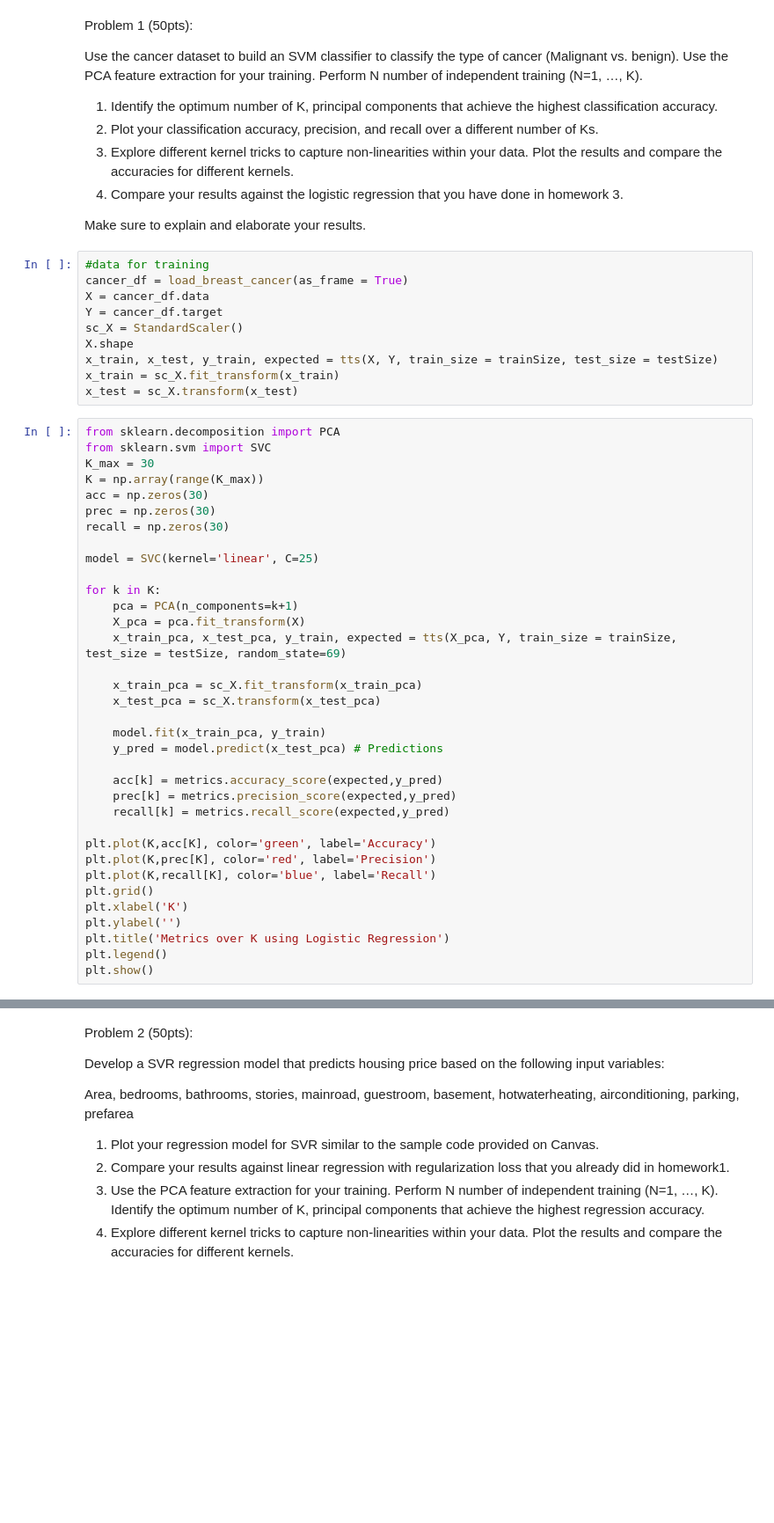
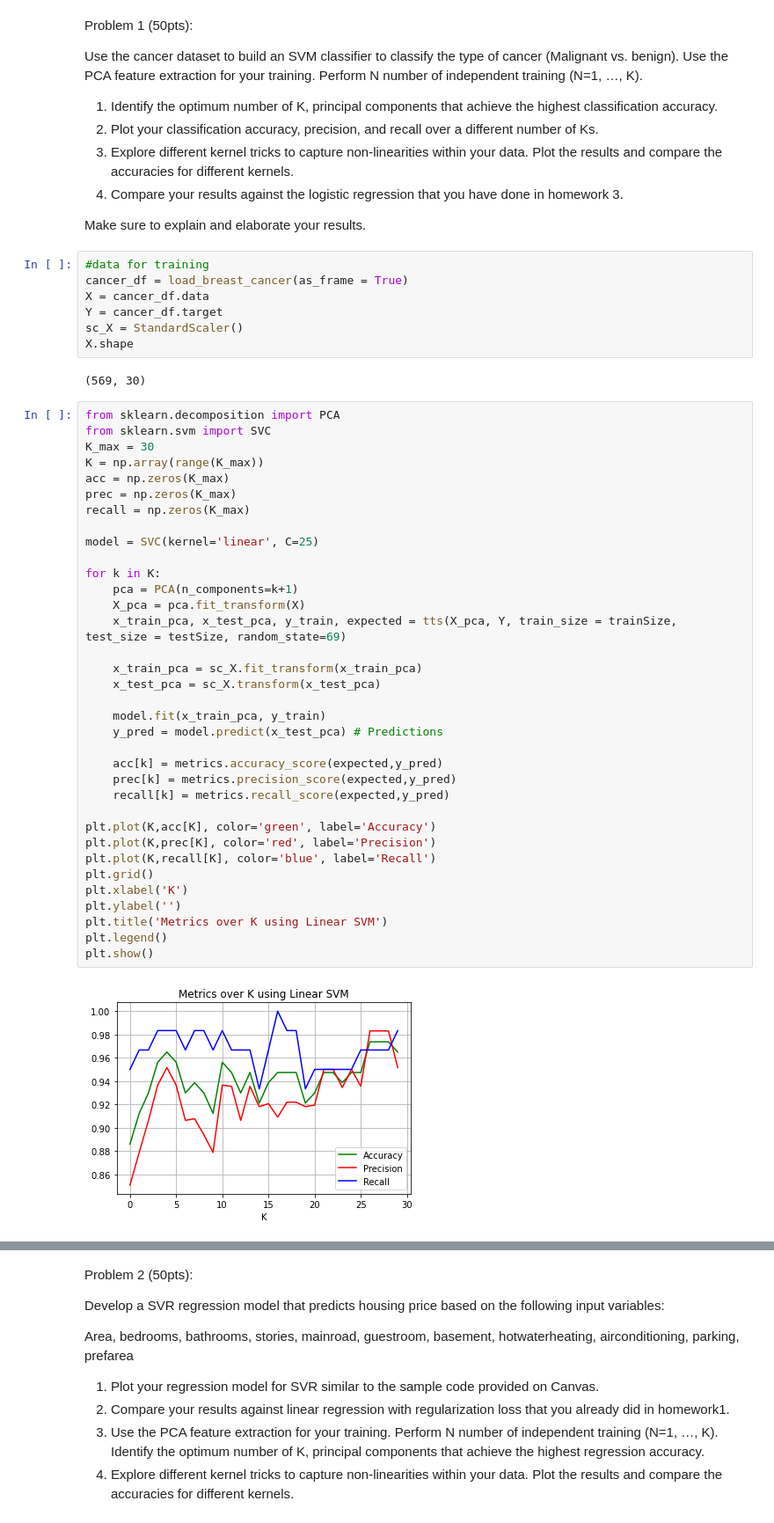
Before and after one commit to pcur/ECGR-4105, a Jupyter notebook: Homework 4/HW4.ipynb, the cells around one changed output, grey strips where cells are left out. Shown at 88% size. Cells and saved outputs as stored; diff of their text form; blank space fills up the shorter version.

```diff
--- a/Homework 4/HW4.ipynb
+++ b/Homework 4/HW4.ipynb
@@ -36,41 +36,42 @@ X = cancer_df.data
 Y = cancer_df.target
 sc_X = StandardScaler()
 X.shape
-x_train, x_test, y_train, expected = tts(X, Y, train_size = trainSize, test_size = testSize)
-x_train = sc_X.fit_transform(x_train)
-x_test = sc_X.transform(x_test)
+# %% [output]
+(569, 30)
 # %%
 from sklearn.decomposition import PCA
 from sklearn.svm import SVC
 K_max = 30
 K = np.array(range(K_max))
-acc = np.zeros(30)
-prec = np.zeros(30)
-recall = np.zeros(30)
+acc = np.zeros(K_max)
+prec = np.zeros(K_max)
+recall = np.zeros(K_max)
 
 model = SVC(kernel='linear', C=25)
 
 for k in K:
     pca = PCA(n_components=k+1)
     X_pca = pca.fit_transform(X)
     x_train_pca, x_test_pca, y_train, expected = tts(X_pca, Y, train_size = trainSize, test_size = testSize, random_state=69)
 
     x_train_pca = sc_X.fit_transform(x_train_pca)
     x_test_pca = sc_X.transform(x_test_pca)
 
     model.fit(x_train_pca, y_train)
     y_pred = model.predict(x_test_pca) # Predictions
 
     acc[k] = metrics.accuracy_score(expected,y_pred)
     prec[k] = metrics.precision_score(expected,y_pred)
     recall[k] = metrics.recall_score(expected,y_pred)
 
 plt.plot(K,acc[K], color='green', label='Accuracy')
 plt.plot(K,prec[K], color='red', label='Precision')
 plt.plot(K,recall[K], color='blue', label='Recall')
 plt.grid()
 plt.xlabel('K')
 plt.ylabel('')
-plt.title('Metrics over K using Logistic Regression')
+plt.title('Metrics over K using Linear SVM')
 plt.legend()
 plt.show()
+# %% [output]
+[figure, added]
```
Also changed, not shown: parts of 4 cells of this notebook.
